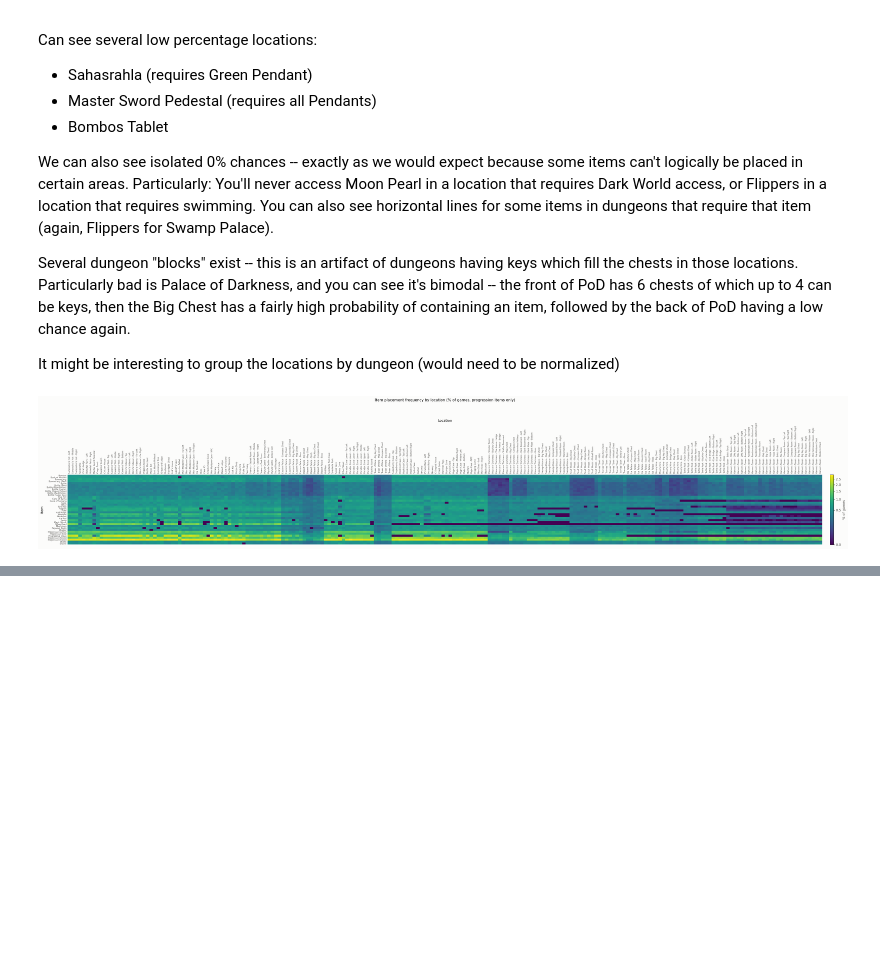
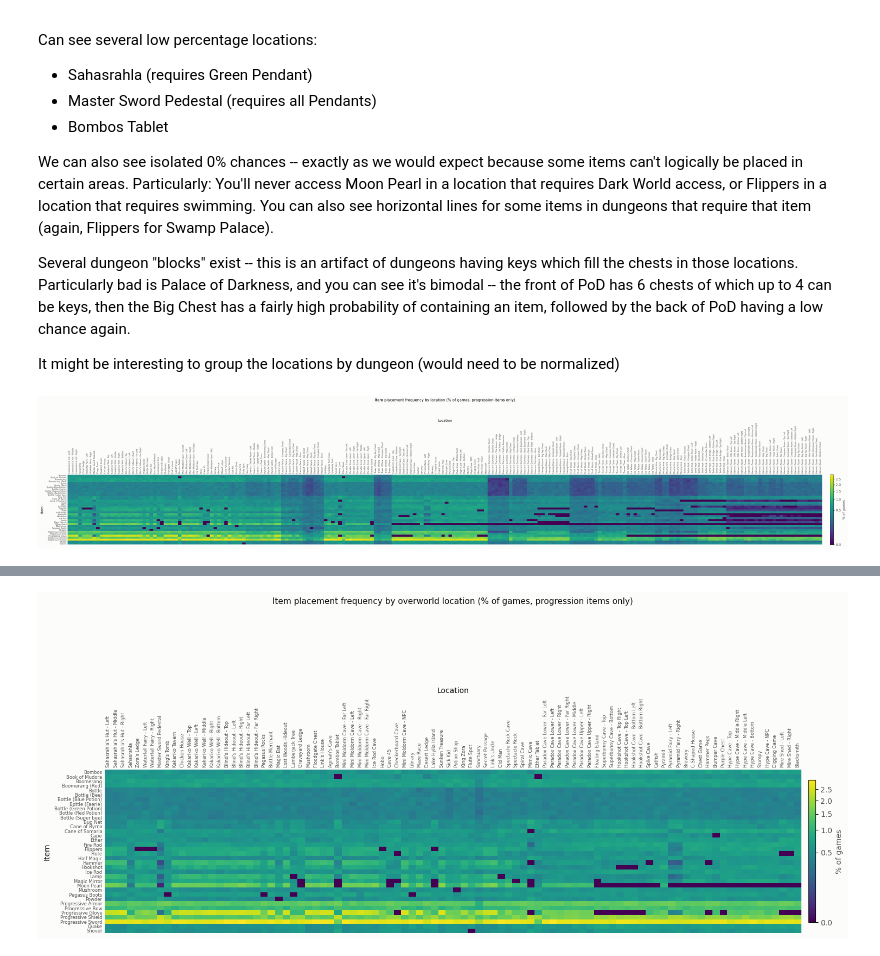
Before and after one commit to ty-porter/mudora-analysis, a Jupyter notebook: main.ipynb, the cells around one changed output, grey strips where cells are left out. Saved outputs shown, nothing was run; the diff lists cells and outputs as text; code cells hidden in the pictures; blank space fills up the shorter version.

```diff
--- a/main.ipynb
+++ b/main.ipynb
@@ -326,0 +386,20 @@ plt.show()
+# %%
+DUNGEON_NAMES = [
+    "Hyrule Castle",
+    "Sewers",
+    "Eastern Palace",
+    "Desert Palace",
+    "Tower of Hera",
+    "Palace of Darkness",
+    "Swamp Palace",
+    "Thieves' Town",
+    "Skull Woods",
+    "Ice Palace",
+    "Misery Mire",
+    "Turtle Rock",
+    "Ganon's Tower"
+]
+
+DUNGEON_LOCATIONS = [loc for loc in item_cols if any(loc.startswith(name) for name in DUNGEON_NAMES)]
+
+DUNGEON_LOCATIONS
@@ -326,0 +424,11 @@ plt.show()
+# %%
+plot_item_heatmap(
+    pct,
+    exclude_items=NON_PROGRESSION_ITEMS,
+    exclude_locations=set(SPECIAL_LOCATIONS + DUNGEON_LOCATIONS),
+    title="Item placement frequency by overworld location (% of games, progression items only)",
+    file_name="item_location_heatmap_overworld_progression_only.png",
+)
+plt.show()
+# %% [output]
+[figure, added]
```
Also changed, not shown: parts of 17 cells of this notebook.
